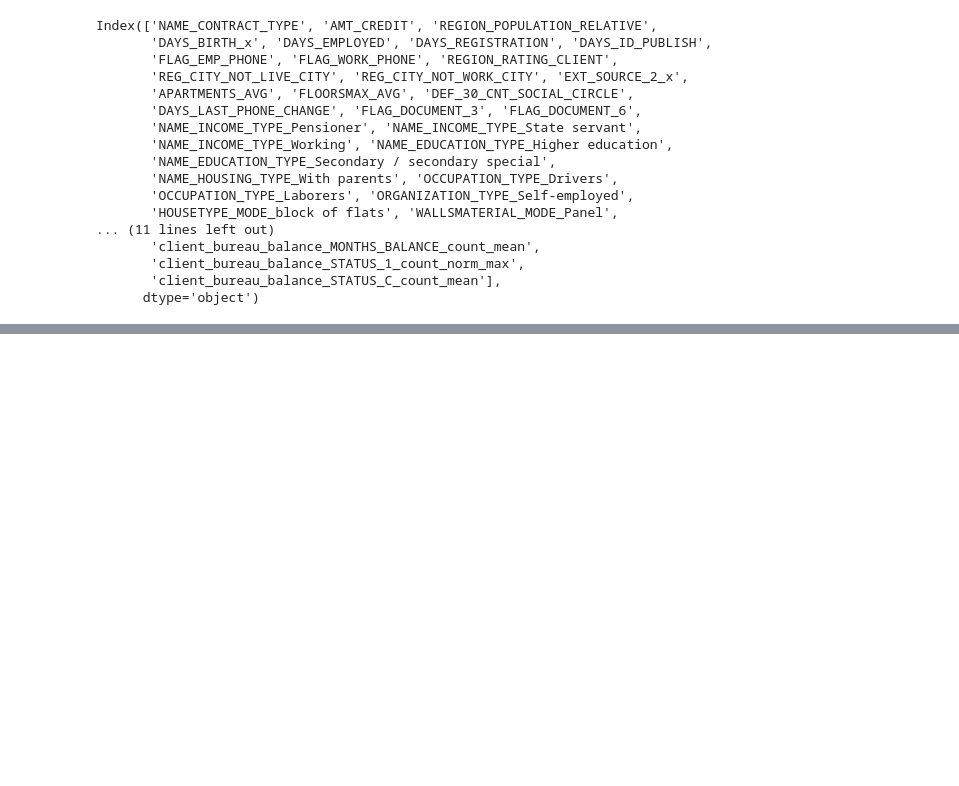
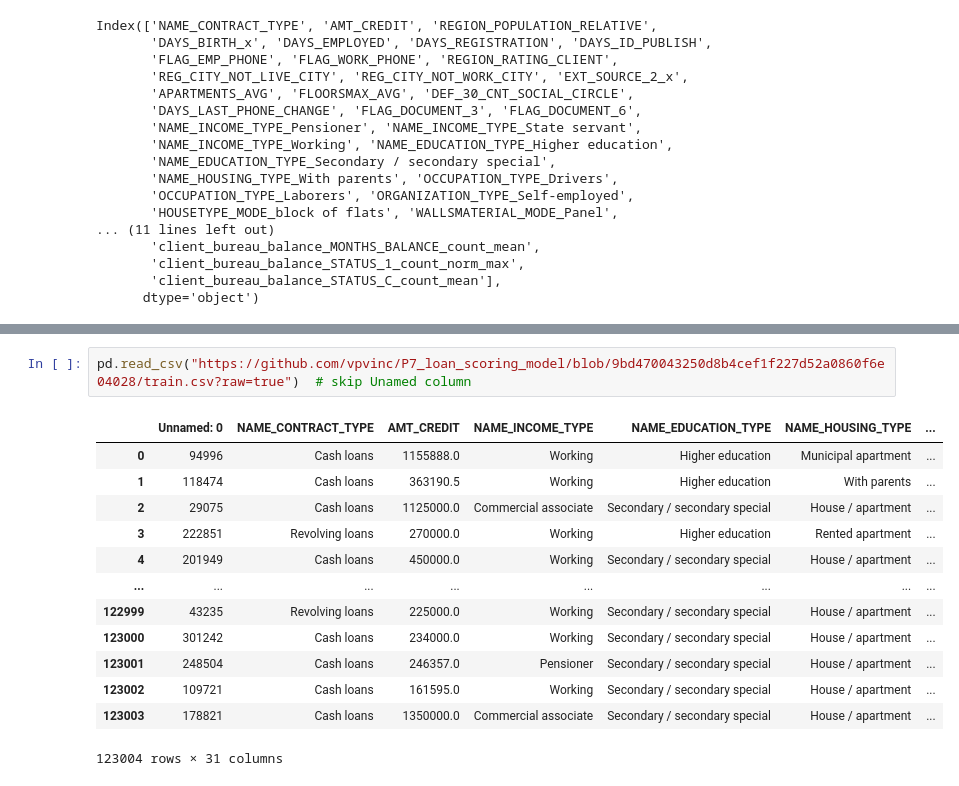
Before and after one commit to vpvinc/P7_loan_scoring_model, a Jupyter notebook: P7_modeling.ipynb, the cells around one changed output, grey strips where cells are left out. Saved outputs shown, nothing was run; the diff lists cells and outputs as text; blank space fills up the shorter version.

```diff
--- a/P7_modeling.ipynb
+++ b/P7_modeling.ipynb
@@ -1602,0 +1577,16 @@ array([[ 1.37475276e-02,  6.14867921e-02,  4.14454718e-04, ...,
+# %%
+pd.read_csv("https://github.com/vpvinc/P7_loan_scoring_model/blob/9bd470043250d8b4cef1f227d52a0860f6e04028/train.csv?raw=true")  # skip Unamed column
+# %% [output]
+|  | Unnamed: 0 | NAME_CONTRACT_TYPE | AMT_CREDIT | NAME_INCOME_TYPE | NAME_EDUCATION_TYPE | NAME_HOUSING_TYPE | ... |
+| 0 | 94996 | Cash loans | 1155888.0 | Working | Higher education | Municipal apartment | ... |
+| 1 | 118474 | Cash loans | 363190.5 | Working | Higher education | With parents | ... |
+| 2 | 29075 | Cash loans | 1125000.0 | Commercial associate | Secondary / secondary special | House / apartment | ... |
+| 3 | 222851 | Revolving loans | 270000.0 | Working | Higher education | Rented apartment | ... |
+| 4 | 201949 | Cash loans | 450000.0 | Working | Secondary / secondary special | House / apartment | ... |
+| ... | ... | ... | ... | ... | ... | ... | ... |
+| 122999 | 43235 | Revolving loans | 225000.0 | Working | Secondary / secondary special | House / apartment | ... |
+| 123000 | 301242 | Cash loans | 234000.0 | Working | Secondary / secondary special | House / apartment | ... |
+| 123001 | 248504 | Cash loans | 246357.0 | Pensioner | Secondary / secondary special | House / apartment | ... |
+| 123002 | 109721 | Cash loans | 161595.0 | Working | Secondary / secondary special | House / apartment | ... |
+| 123003 | 178821 | Cash loans | 1350000.0 | Commercial associate | Secondary / secondary special | House / apartment | ... |
+123004 rows × 31 columns
```
Also changed, not shown: parts of 12 cells of this notebook, 5 other files.
